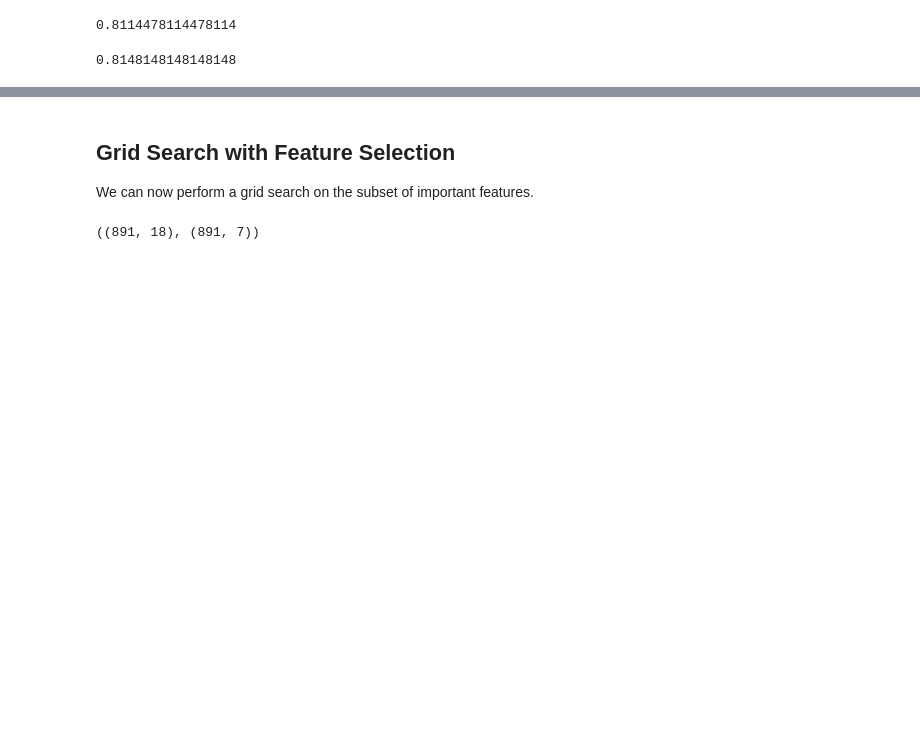
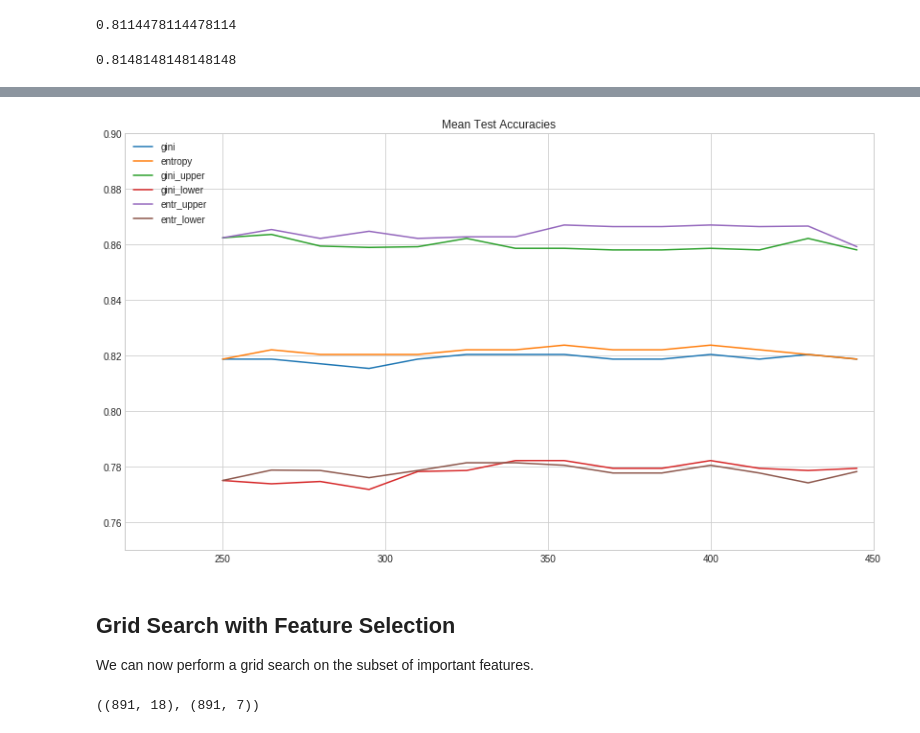
Before and after one commit to BigBangData/TitanicSurvival, a Jupyter notebook: TitanicPredictions_v2.ipynb, the cells around one changed output, grey strips where cells are left out. Cells and saved outputs as stored; diff of their text form; code cells hidden in the pictures; blank space fills up the shorter version.

```diff
--- a/TitanicPredictions_v2.ipynb
+++ b/TitanicPredictions_v2.ipynb
@@ -323,3 +413,20 @@ rank_test_score
+# %%
+gini_std_test_scores = rf_pipeline['classifier_CSV'].cv_results_['std_test_score'][:14]
+entr_std_test_scores = rf_pipeline['classifier_CSV'].cv_results_['std_test_score'][14:]
+plt.plot(n_estimators, gini_mean_test_scores, label='gini')
+plt.plot(n_estimators, entr_mean_test_scores, label='entropy')
+plt.axis([220, 450, .75, .90])
+
+plt.plot(n_estimators, gini_mean_test_scores + gini_std_test_scores, label='gini_upper')
+plt.plot(n_estimators, gini_mean_test_scores - gini_std_test_scores, label='gini_lower')
+plt.plot(n_estimators, entr_mean_test_scores + entr_std_test_scores, label='entr_upper')
+plt.plot(n_estimators, entr_mean_test_scores - entr_std_test_scores, label='entr_lower')
+
+plt.title('Mean Test Accuracies')
+plt.legend(loc='upper left')
+plt.show()
+# %% [output]
+[figure, added]
 # %% [markdown]
 ## Grid Search with Feature Selection
 
```
Also changed, not shown: parts of 16 cells of this notebook, 1 other file.
